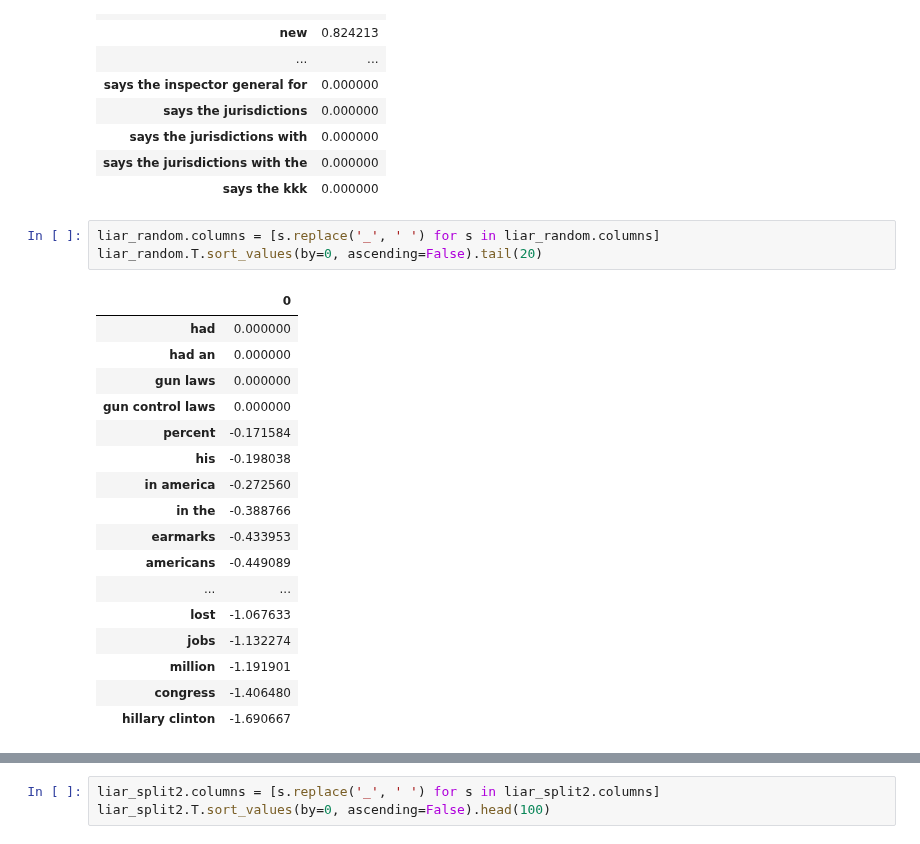
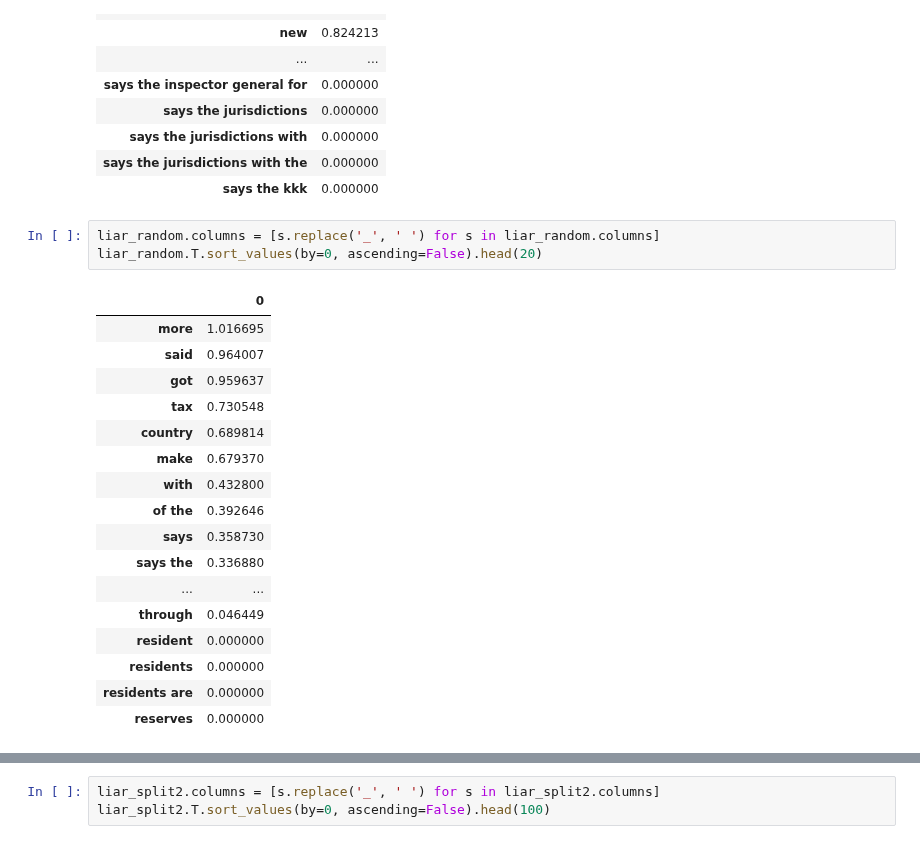
Before and after one commit to fuaadmire/thesis, a Jupyter notebook: Logreg_experiments_ranking.ipynb, the cells around one changed output, grey strips where cells are left out. Saved outputs shown, nothing was run; the diff lists cells and outputs as text.

```diff
--- a/Logreg_experiments_ranking.ipynb
+++ b/Logreg_experiments_ranking.ipynb
@@ -113,24 +115,24 @@ liar_valid.T.sort_values(by=0, ascending=False).head(30)
 | says the kkk | 0.000000 |
 # %%
 liar_random.columns = [s.replace('_', ' ') for s in liar_random.columns]
-liar_random.T.sort_values(by=0, ascending=False).tail(20)
+liar_random.T.sort_values(by=0, ascending=False).head(20)
 # %% [output]
 |  | 0 |
-| had | 0.000000 |
-| had an | 0.000000 |
-| gun laws | 0.000000 |
-| gun control laws | 0.000000 |
-| percent | -0.171584 |
-| his | -0.198038 |
-| in america | -0.272560 |
-| in the | -0.388766 |
-| earmarks | -0.433953 |
-| americans | -0.449089 |
+| more | 1.016695 |
+| said | 0.964007 |
+| got | 0.959637 |
+| tax | 0.730548 |
+| country | 0.689814 |
+| make | 0.679370 |
+| with | 0.432800 |
+| of the | 0.392646 |
+| says | 0.358730 |
+| says the | 0.336880 |
 | ... | ... |
-| lost | -1.067633 |
-| jobs | -1.132274 |
-| million | -1.191901 |
-| congress | -1.406480 |
-| hillary clinton | -1.690667 |
+| through | 0.046449 |
+| resident | 0.000000 |
+| residents | 0.000000 |
+| residents are | 0.000000 |
+| reserves | 0.000000 |
 # %%
 liar_split1.columns = [s.replace('_', ' ') for s in liar_split1.columns]
```
Also changed, not shown: parts of 9 cells of this notebook, 3 other files.
